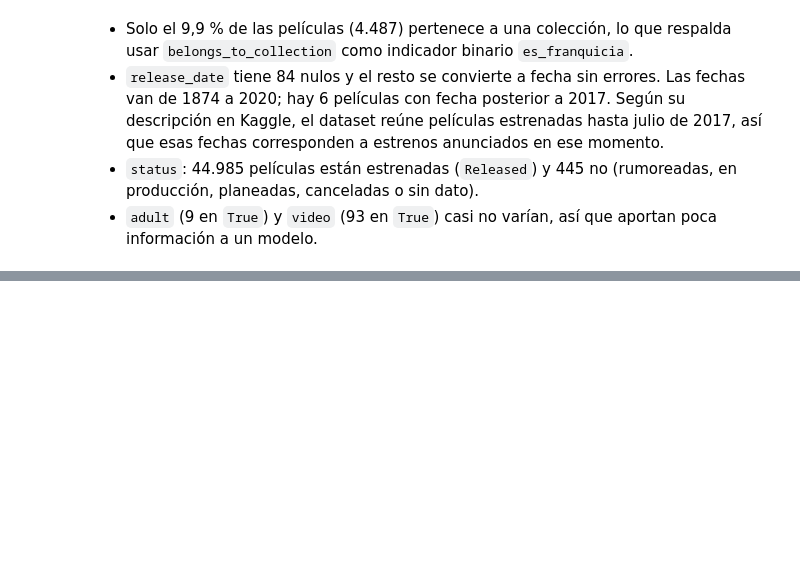
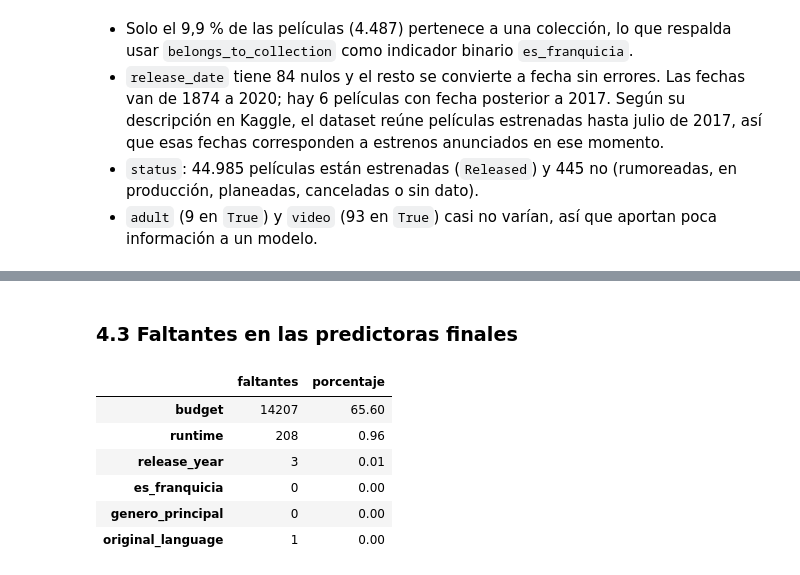
Before and after one commit to amunera66/proyecto-modelos-1, a Jupyter notebook: fase-1/fase1_modelo_predictivo.ipynb, the cells around one changed output, grey strips where cells are left out. Saved outputs shown, nothing was run; the diff lists cells and outputs as text; code cells hidden in the pictures; blank space fills up the shorter version.

```diff
--- a/fase-1/fase1_modelo_predictivo.ipynb
+++ b/fase-1/fase1_modelo_predictivo.ipynb
@@ -497,0 +571,16 @@ Puntos que se deciden y justifican en la sección 4 (preparación de variables):
+# %% [markdown]
+### 4.3 Faltantes en las predictoras finales
+# %%
+faltantes = pd.DataFrame({
+    "faltantes": df_modelo[PREDICTORAS].isna().sum(),
+    "porcentaje": (df_modelo[PREDICTORAS].isna().mean() * 100).round(2),
+})
+faltantes
+# %% [output]
+|  | faltantes | porcentaje |
+| budget | 14207 | 65.60 |
+| runtime | 208 | 0.96 |
+| release_year | 3 | 0.01 |
+| es_franquicia | 0 | 0.00 |
+| genero_principal | 0 | 0.00 |
+| original_language | 1 | 0.00 |
```
Also changed, not shown: parts of 19 cells of this notebook, 1 other file.
